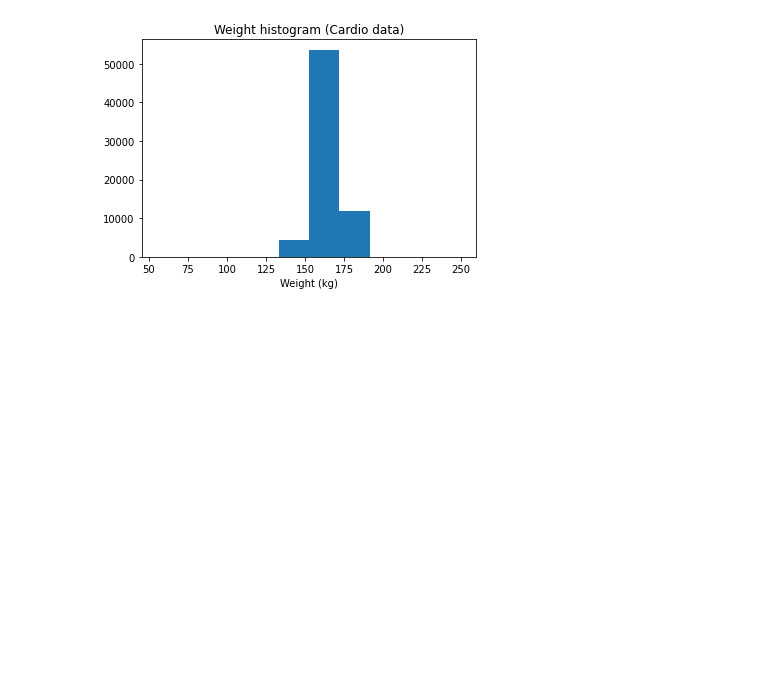
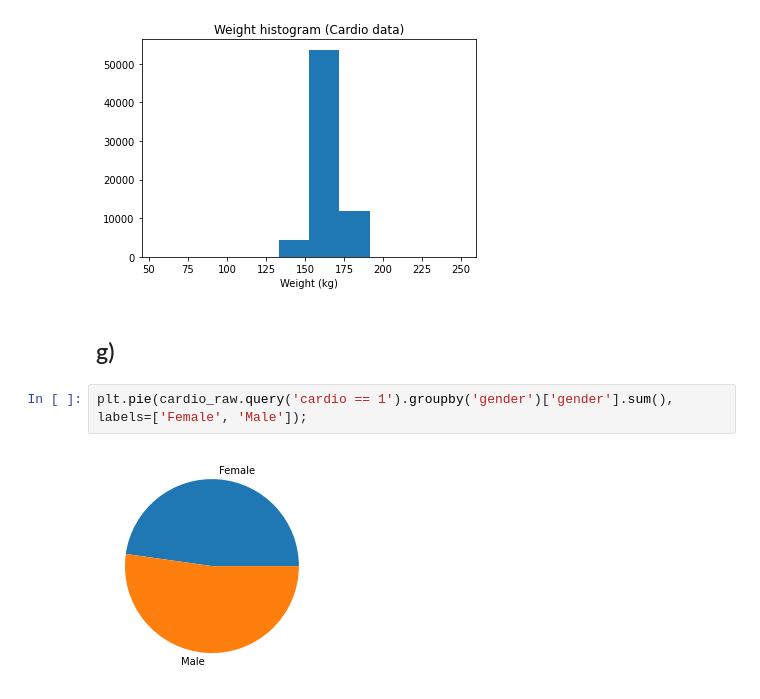
Before and after one commit to felix-tjernberg/machine-learning, a Jupyter notebook: lab/2-0-eda.ipynb, the cells around one changed output. Saved outputs shown, nothing was run; the diff lists cells and outputs as text; blank space fills up the shorter version.

```diff
--- a/lab/2-0-eda.ipynb
+++ b/lab/2-0-eda.ipynb
@@ -105,3 +99,9 @@ plt.xlabel('Weight (kg)')
 plt.hist(cardio_raw['height'], label='Age histogram');
 # %% [output]
 [figure]
+# %% [markdown]
+## g)
+# %%
+plt.pie(cardio_raw.query('cardio == 1').groupby('gender')['gender'].sum(), labels=['Female', 'Male']);
+# %% [output]
+[figure, added]
```
Also changed, not shown: parts of 1 cell of this notebook.
